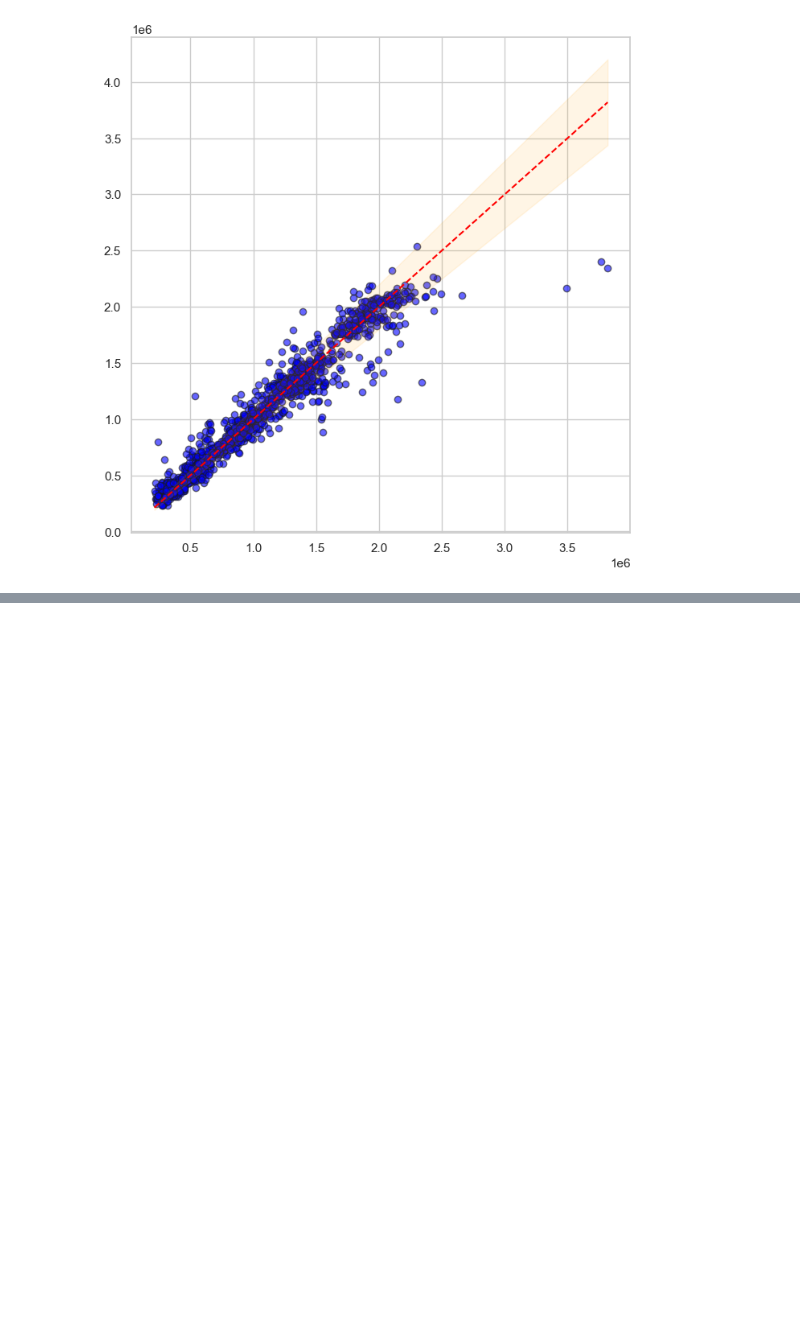
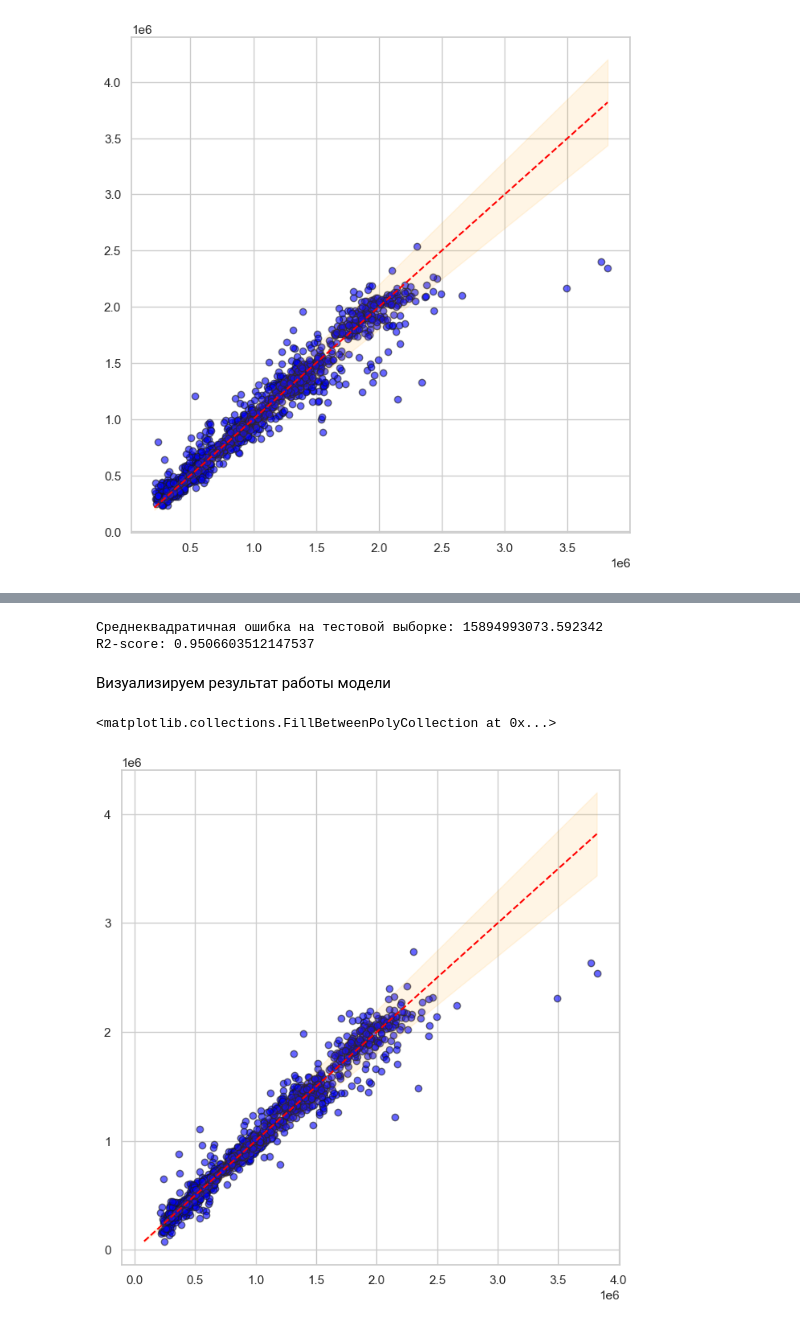
Before and after one commit to matfiz17181920/ML01_P_Online, a Jupyter notebook: Ivan_Aleksandrovich/DZ_16/walmart.ipynb, the cells around one changed output, grey strips where cells are left out. Cells and saved outputs as stored; diff of their text form; code cells hidden in the pictures; blank space fills up the shorter version.

```diff
--- a/Ivan_Aleksandrovich/DZ_16/walmart.ipynb
+++ b/Ivan_Aleksandrovich/DZ_16/walmart.ipynb
@@ -285,0 +304,3 @@ R2-score: 0.9343872303384549
+# %%
+study = optuna.create_study(direction="maximize")  # Мы максимизируем R2-score
+study.optimize(objective, n_trials=50)  # Запускаем 50 итераций поиска
@@ -285,0 +331,8 @@ R2-score: 0.9343872303384549
+# %%
+# Добавляем префикс "model__"
+best_with_prefix = {f'model__{key}': value for key, value in study.best_params.items() if key is not 'poly_degree'}
+# %%
+# 7. Обучение модели с лучшими гиперпараметрами
+pipeline.set_params(poly__degree= 1)
+pipeline.set_params(**best_with_prefix)
+pipeline.fit(X_train, y_train)
@@ -285,0 +353,33 @@ R2-score: 0.9343872303384549
+# %%
+# 8. Оценка модели на тестовой выборке
+y_pred = pipeline.predict(X_test)
+mse = mean_squared_error(y_test, y_pred)
+R2 = r2_score(y_test, y_pred)
+print(f"Среднеквадратичная ошибка на тестовой выборке: {mse}")
+print(f"R2-score: {R2}")
+# %% [output]
+Среднеквадратичная ошибка на тестовой выборке: 15894993073.592342
+R2-score: 0.9506603512147537
+# %% [markdown]
+Визуализируем результат работы модели
+# %%
+# Настройка стиля
+sns.set(style="whitegrid")
+plt.figure(figsize=(8, 8))
+
+# График предсказаний vs Фактические значения
+plt.scatter(y_test, y_pred, alpha=0.6, edgecolor='k', color='blue', label='Предсказания')
+
+# Линия идеальной модели (y = x)
+max_value = max(np.max(y_test), np.max(y_pred))
+min_value = min(np.min(y_test), np.min(y_pred))
+plt.plot([min_value, max_value], [min_value, max_value], color='red', linestyle='--', label='Идеальная модель (y = x)')
+
+# Подсветка области вокруг линии y = x (±10%)
+plt.fill_between([min_value, max_value],
+                 [min_value * 0.9, max_value * 0.9],
+                 [min_value * 1.1, max_value * 1.1],
+                 color='orange', alpha=0.1, label='±10% ошибки')
+# %% [output]
+<matplotlib.collections.FillBetweenPolyCollection at 0x...>
+[figure, added]
```
Also changed, not shown: parts of 13 cells of this notebook, 3 other files.
